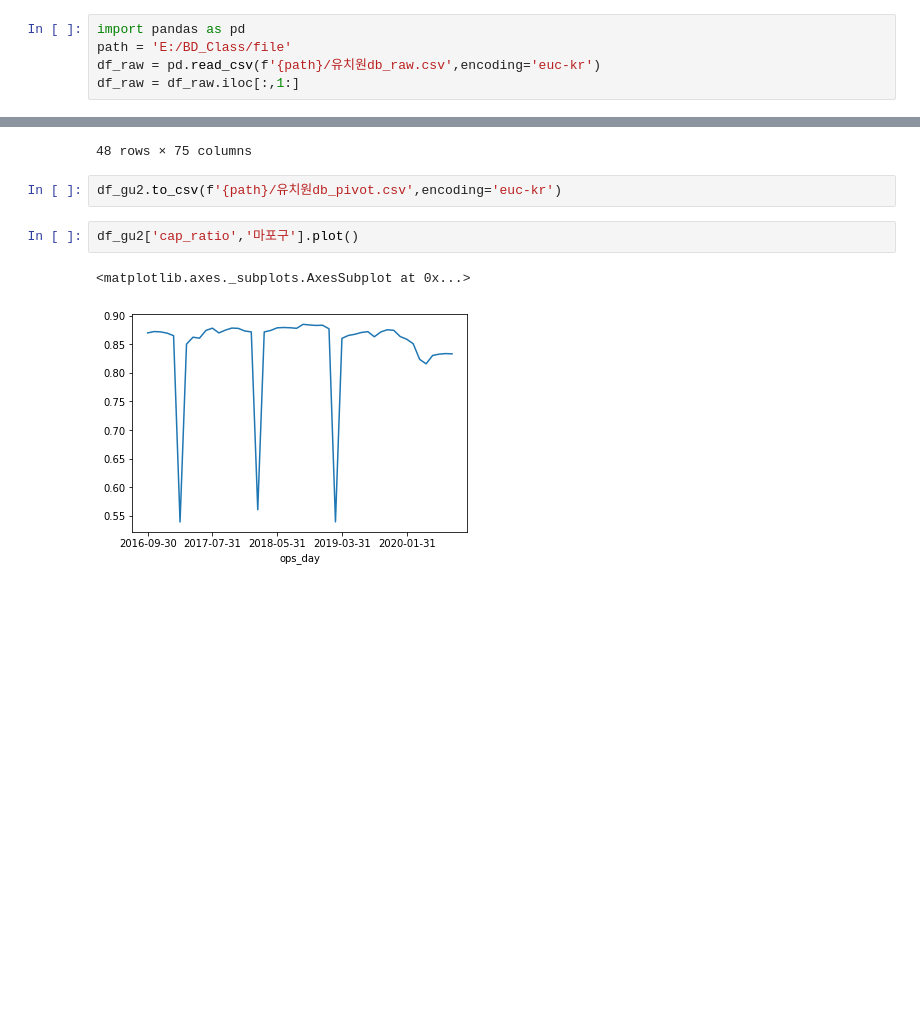
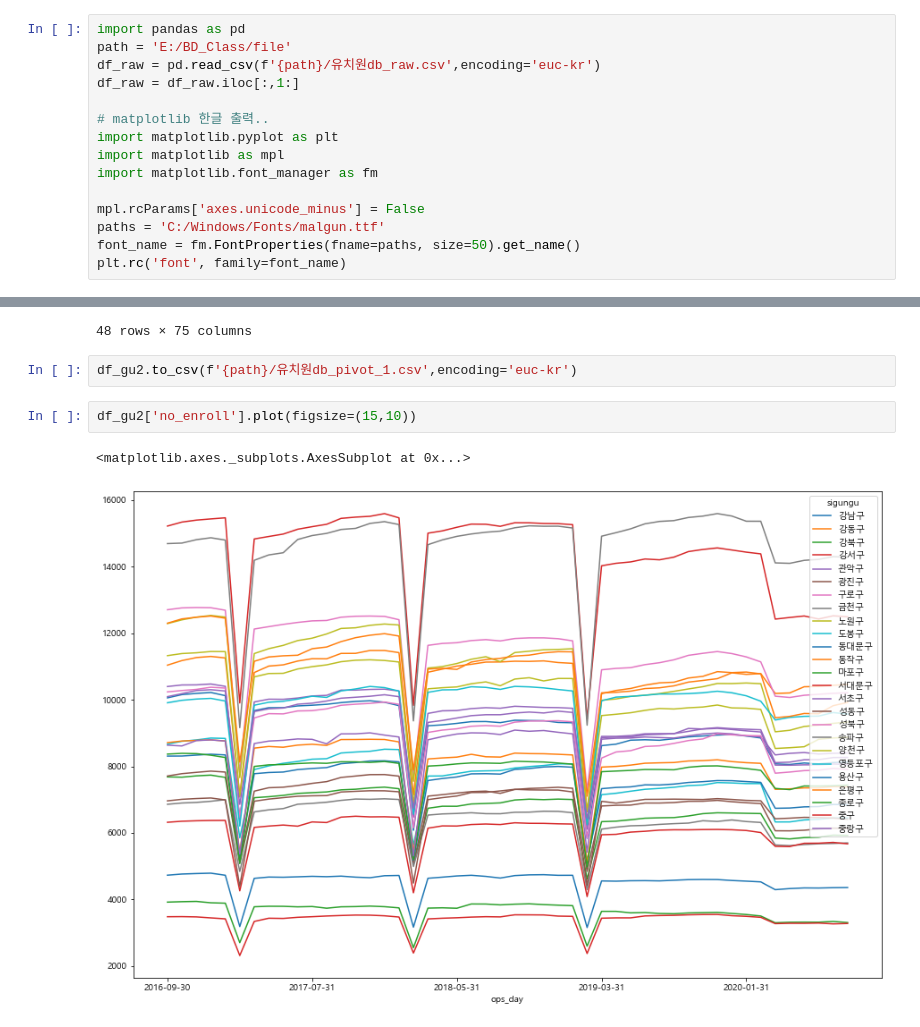
Before and after one commit to Jungsan005/Bigdata-Class, a Jupyter notebook: datasets/유치원db_참고/4_유치원db_열기.ipynb, the cells around one changed output, grey strips where cells are left out. Drawn from its saved outputs; the diff is of its cells as text; blank space fills up the shorter version.

```diff
--- a/datasets/유치원db_참고/4_유치원db_열기.ipynb
+++ b/datasets/유치원db_참고/4_유치원db_열기.ipynb
@@ -3,6 +3,16 @@ import pandas as pd
 path = 'E:/BD_Class/file'
 df_raw = pd.read_csv(f'{path}/유치원db_raw.csv',encoding='euc-kr')
 df_raw = df_raw.iloc[:,1:]
+
+# matplotlib 한글 출력..
+import matplotlib.pyplot as plt
+import matplotlib as mpl
+import matplotlib.font_manager as fm
+
+mpl.rcParams['axes.unicode_minus'] = False
+paths = 'C:/Windows/Fonts/malgun.ttf'
+font_name = fm.FontProperties(fname=paths, size=50).get_name()
+plt.rc('font', family=font_name)
 # %%
 df_raw
 # %% [output]
@@ -67,9 +77,9 @@ df_gu2
 | 2020-08-31 | 10651 | 12303 | 7583 | 15751 | 10287 | 7651 | 12578 | 7551 | 11632 | 8510 | ... | ... |
 48 rows × 75 columns
 # %%
-df_gu2.to_csv(f'{path}/유치원db_pivot.csv',encoding='euc-kr')
+df_gu2.to_csv(f'{path}/유치원db_pivot_1.csv',encoding='euc-kr')
-# %%
-df_gu2['cap_ratio','마포구'].plot()
-# %% [output]
-<matplotlib.axes._subplots.AxesSubplot at 0x...>
-[figure, removed]
+# %%
+df_gu2['no_enroll'].plot(figsize=(15,10))
+# %% [output]
+<matplotlib.axes._subplots.AxesSubplot at 0x...>
+[figure, added]
```
Also changed, not shown: parts of 12 cells of this notebook.
